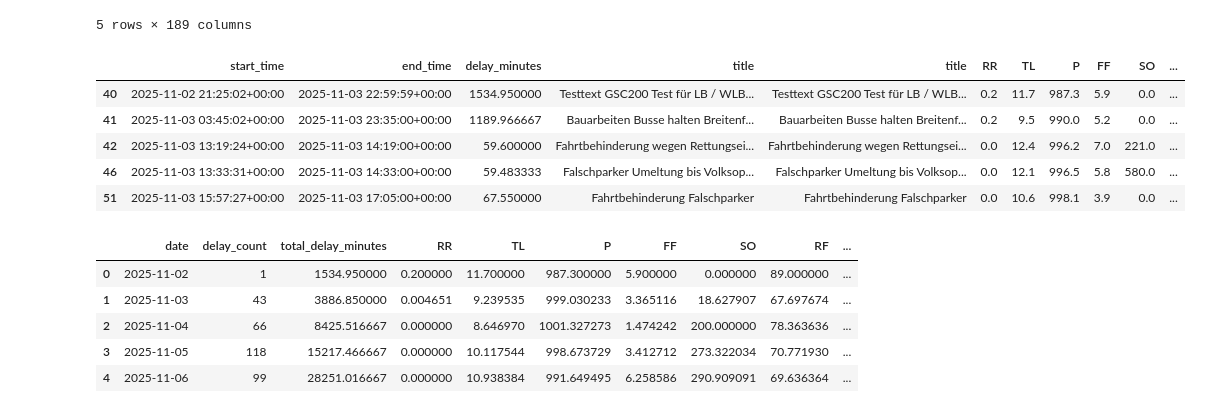
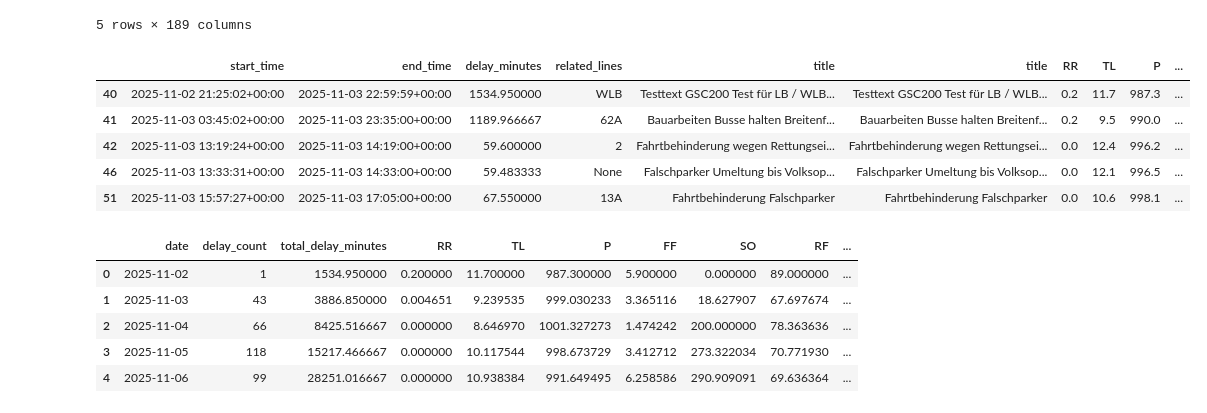
Before and after one commit to LisaMayr/WeatherAndDelay, a Jupyter notebook: notebooks/merge_wienerlinien_hw25.ipynb, the cells around one changed output. Drawn from its saved outputs; the diff is of its cells as text; code cells hidden in the pictures.

```diff
--- a/notebooks/merge_wienerlinien_hw25.ipynb
+++ b/notebooks/merge_wienerlinien_hw25.ipynb
@@ -173,40 +173,120 @@ cleaned["start_time"] = _to_timestamp(cleaned[start_col])
 cleaned["end_time"] = _to_timestamp(cleaned[end_col])
 if title_col is not None:
     cleaned["title"] = cleaned[title_col]
 else:
     print("Warning: no title column found; proceeding without title.")
 
 same_time = (
     cleaned["start_time"].notna()
     & cleaned["end_time"].notna()
     & (cleaned["start_time"] == cleaned["end_time"])
 )
 cleaned = cleaned[~same_time]
 cleaned = cleaned.sort_values(["start_time", "end_time"])
 cleaned = cleaned.drop_duplicates(subset=["start_time", "end_time"], keep="first")
 
 cleaned["delay_minutes"] = (cleaned["end_time"] - cleaned["start_time"]).dt.total_seconds() / 60.0
 cleaned["delay_minutes"] = cleaned["delay_minutes"].where(cleaned["delay_minutes"] >= 0)
 
+RELATED_LINE_COL_CANDIDATES = [
+    "relatedLines",
+    "data_relatedLines",
+    "related_lines",
+    "data_related_lines",
+]
+related_lines_col = None
+for candidate in RELATED_LINE_COL_CANDIDATES:
+    for col in cleaned.columns:
+        if col.lower() == candidate.lower():
+            related_lines_col = col
+            break
+    if related_lines_col:
+        break
+
+def _listify_related(value):
+    if value is None:
+        return []
+    if isinstance(value, list):
+        return [str(v).strip() for v in value if str(v).strip()]
+    if isinstance(value, dict):
+        return [str(k).strip() for k, v in value.items() if v]
+    if isinstance(value, str):
+        s = value.strip()
+        if not s:
+            return []
+        if s.startswith("[") and s.endswith("]"):
+            try:
+                loaded = json.loads(s)
+                return _listify_related(loaded)
+            except json.JSONDecodeError:
+                pass
+        return [v.strip() for v in s.split(",") if v.strip()]
+    if pd.isna(value):
+        return []
+    return [str(value).strip()]
+
+related_from_array = pd.Series([[] for _ in range(len(cleaned))], index=cleaned.index)
+if related_lines_col:
+    related_from_array = cleaned[related_lines_col].apply(_listify_related)
+
+RELATED_LINE_PREFIXES = ("attributes_relatedlinetypes_", "relatedlinetypes_")
+related_line_cols = [c for c in cleaned.columns if c.lower().startswith(RELATED_LINE_PREFIXES)]
+related_from_types = pd.Series([[] for _ in range(len(cleaned))], index=cleaned.index)
+if related_line_cols:
+    line_names = []
+    for col in related_line_cols:
+        lower = col.lower()
+        for prefix in RELATED_LINE_PREFIXES:
+            if lower.startswith(prefix):
+                line_names.append(col[len(prefix):])
+                break
+
+    def _has_line(value):
+        if value is None:
+            return False
+        if isinstance(value, (list, dict)):
+            return len(value) > 0
+        if isinstance(value, str):
+            return value.strip() != ""
+        if pd.isna(value):
+            return False
+        return bool(value)
+
+    def _collect_related_lines(row):
+        return [name for name, val in zip(line_names, row) if _has_line(val)]
+
+    related_from_types = cleaned[related_line_cols].apply(_collect_related_lines, axis=1)
+
+def _merge_and_join(left, right):
+    merged = []
+    for item in list(left) + list(right):
+        if item and item not in merged:
+            merged.append(item)
+    return ",".join(merged) if merged else None
+
+cleaned["related_lines"] = [
+    _merge_and_join(a, b) for a, b in zip(related_from_array, related_from_types)
+]
+
 for col in WEATHER_COLS:
     if col != "station_id":
         cleaned[col] = pd.to_numeric(cleaned[col], errors="coerce")
 
-base_cols = ["start_time", "end_time", "delay_minutes"]
+base_cols = ["start_time", "end_time", "delay_minutes", "related_lines"]
 if title_col is not None:
     base_cols.append("title")
 cleaned = cleaned[base_cols + WEATHER_COLS]
 cleaned = cleaned.dropna(subset=["start_time"])
 cleaned = cleaned.dropna(subset=WEATHER_COLS, how="all")
 
 cleaned.head()
 # %% [output]
-|  | start_time | end_time | delay_minutes | title | title | RR | TL | P | FF | SO | ... |
-| 40 | 2025-11-02 21:25:02+00:00 | 2025-11-03 22:59:59+00:00 | 1534.950000 | Testtext GSC200 Test für LB / WLB... | Testtext GSC200 Test für LB / WLB... | 0.2 | 11.7 | 987.3 | 5.9 | 0.0 | ... |
-| 41 | 2025-11-03 03:45:02+00:00 | 2025-11-03 23:35:00+00:00 | 1189.966667 | Bauarbeiten Busse halten Breitenf... | Bauarbeiten Busse halten Breitenf... | 0.2 | 9.5 | 990.0 | 5.2 | 0.0 | ... |
-| 42 | 2025-11-03 13:19:24+00:00 | 2025-11-03 14:19:00+00:00 | 59.600000 | Fahrtbehinderung wegen Rettungsei... | Fahrtbehinderung wegen Rettungsei... | 0.0 | 12.4 | 996.2 | 7.0 | 221.0 | ... |
-| 46 | 2025-11-03 13:33:31+00:00 | 2025-11-03 14:33:00+00:00 | 59.483333 | Falschparker Umeltung bis Volksop... | Falschparker Umeltung bis Volksop... | 0.0 | 12.1 | 996.5 | 5.8 | 580.0 | ... |
-| 51 | 2025-11-03 15:57:27+00:00 | 2025-11-03 17:05:00+00:00 | 67.550000 | Fahrtbehinderung Falschparker | Fahrtbehinderung Falschparker | 0.0 | 10.6 | 998.1 | 3.9 | 0.0 | ... |
+|  | start_time | end_time | delay_minutes | related_lines | title | title | RR | TL | P | ... |
+| 40 | 2025-11-02 21:25:02+00:00 | 2025-11-03 22:59:59+00:00 | 1534.950000 | WLB | Testtext GSC200 Test für LB / WLB... | Testtext GSC200 Test für LB / WLB... | 0.2 | 11.7 | 987.3 | ... |
+| 41 | 2025-11-03 03:45:02+00:00 | 2025-11-03 23:35:00+00:00 | 1189.966667 | 62A | Bauarbeiten Busse halten Breitenf... | Bauarbeiten Busse halten Breitenf... | 0.2 | 9.5 | 990.0 | ... |
+| 42 | 2025-11-03 13:19:24+00:00 | 2025-11-03 14:19:00+00:00 | 59.600000 | 2 | Fahrtbehinderung wegen Rettungsei... | Fahrtbehinderung wegen Rettungsei... | 0.0 | 12.4 | 996.2 | ... |
+| 46 | 2025-11-03 13:33:31+00:00 | 2025-11-03 14:33:00+00:00 | 59.483333 | None | Falschparker Umeltung bis Volksop... | Falschparker Umeltung bis Volksop... | 0.0 | 12.1 | 996.5 | ... |
+| 51 | 2025-11-03 15:57:27+00:00 | 2025-11-03 17:05:00+00:00 | 67.550000 | 13A | Fahrtbehinderung Falschparker | Fahrtbehinderung Falschparker | 0.0 | 10.6 | 998.1 | ... |
 # %%
 # Daily delay summary with weather at delay times
 TARGET_WEATHER_COLS = ["RR", "TL", "P", "FF", "SO", "S0", "RF"]
```
Also changed, not shown: parts of 1 cell of this notebook, 26 other files.
